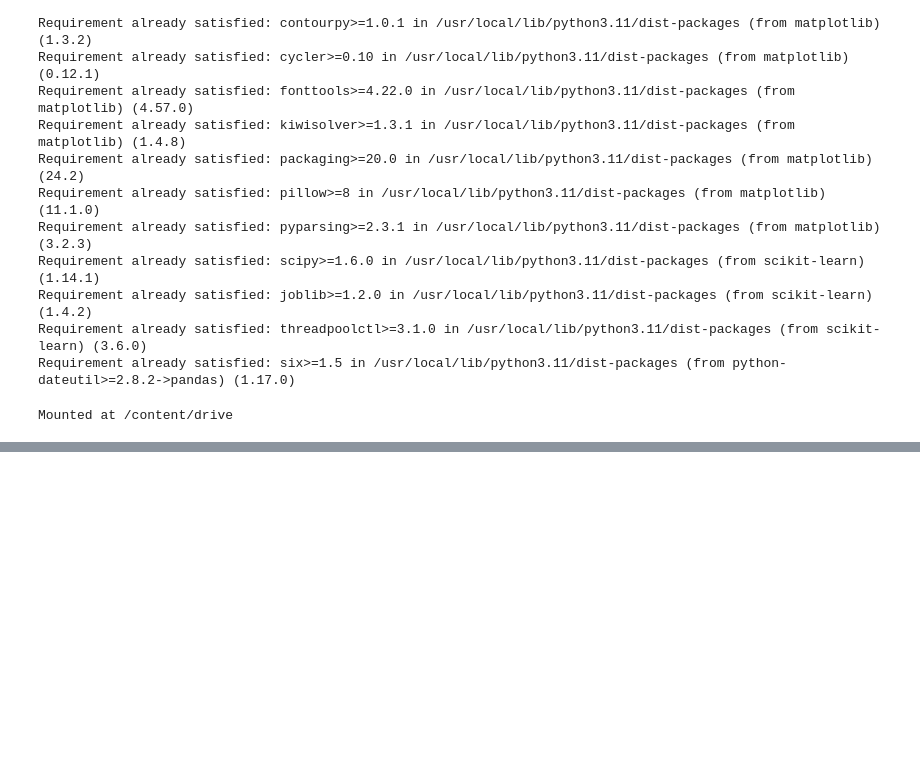
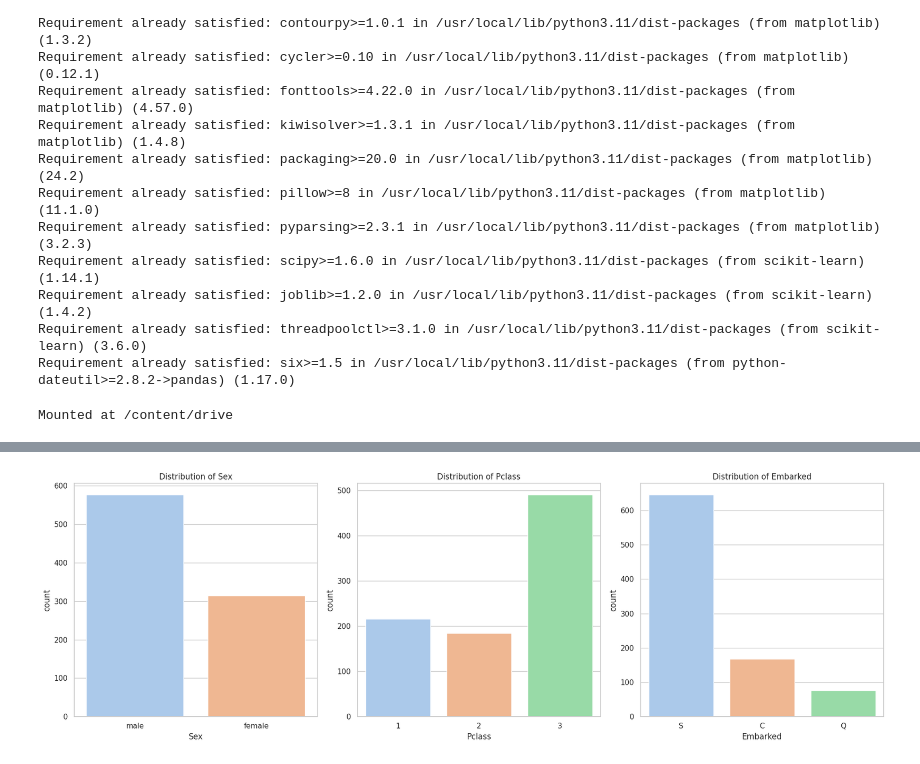
Before and after one commit to Thuan-ML/Titanic-feature-engineering, a Jupyter notebook: untitled5.ipynb, the cells around one changed output, grey strips where cells are left out. Saved outputs shown, nothing was run; the diff lists cells and outputs as text; code cells hidden in the pictures; blank space fills up the shorter version.

```diff
--- a/untitled5.ipynb
+++ b/untitled5.ipynb
@@ -37,0 +144,15 @@ test_data = pd.read_csv('/content/drive/My Drive/Titanic-feature-engineering/dat
+# %%
+fig, ax = plt.subplots(1, 3, figsize=(18, 6))
+sns.countplot(x='Sex', data=train_data, ax=ax[0], hue='Sex', palette='pastel', legend=False)
+ax[0].set_title('Distribution of Sex')
+
+sns.countplot(x='Pclass', data=train_data, ax=ax[1], hue='Pclass', palette='pastel', legend=False)
+ax[1].set_title('Distribution of Pclass')
+
+sns.countplot(x='Embarked', data=train_data, ax=ax[2], hue='Embarked', palette='pastel', legend=False)
+ax[2].set_title('Distribution of Embarked')
+
+plt.tight_layout()
+plt.show()
+# %% [output]
+[figure, added]
```
Also changed, not shown: parts of 9 cells of this notebook.
